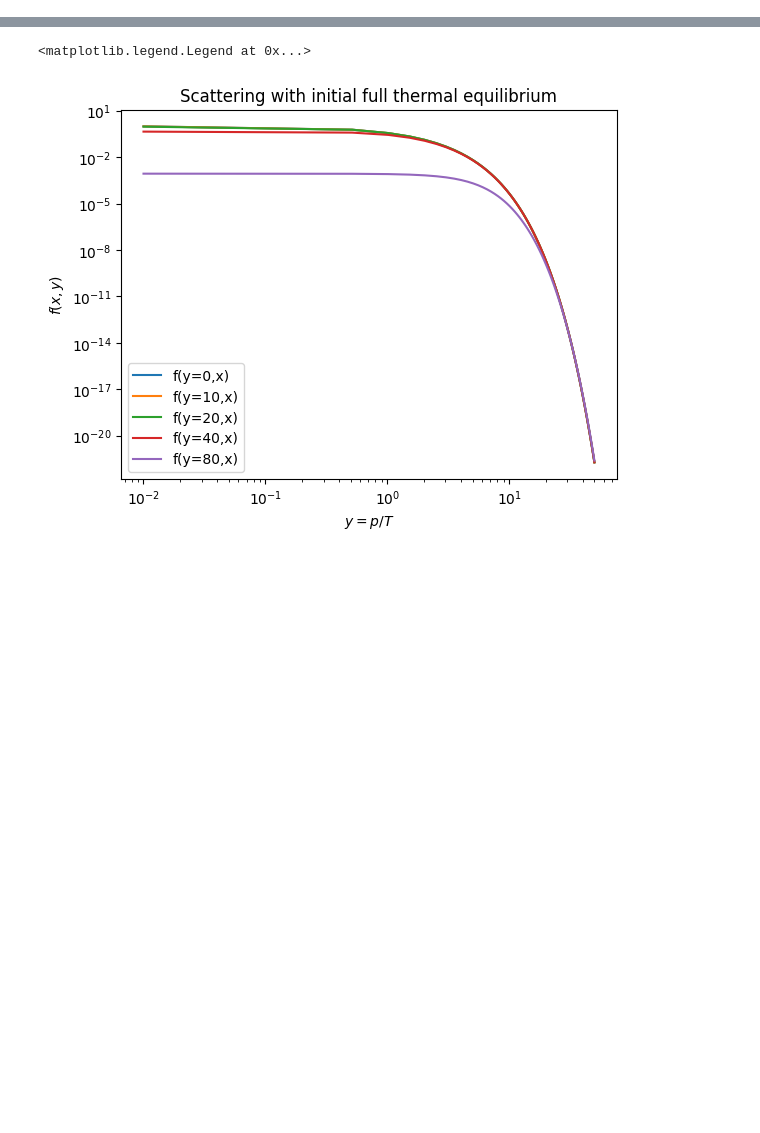
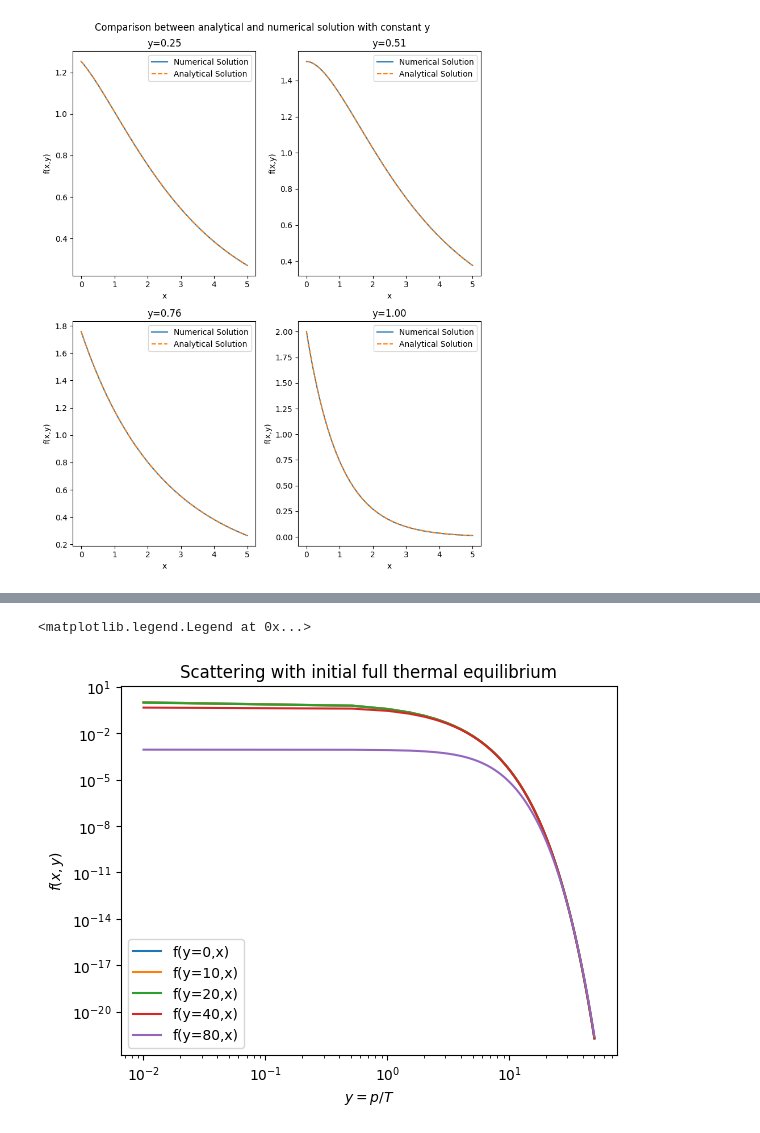
Before and after one commit to TobiasWasheim/master_thesis, a Jupyter notebook: mainCode.ipynb, the cells around one changed output, grey strips where cells are left out. Drawn from its saved outputs; the diff is of its cells as text; code cells hidden in the pictures; blank space fills up the shorter version.

Commit message:
comparisons for analytical and numerical solutions done

```diff
--- a/mainCode.ipynb
+++ b/mainCode.ipynb
@@ -2,3 +2,62 @@
 import numpy as np
 import matplotlib.pyplot as plt
 from solver import solver, energy_conservation
+# %%
+# test the numerical integrator
+def f0(y,x):
+    return 1 + y
+def solution(y,x):
+    return np.exp(-x) * (1 + y) + np.sin(np.pi * y) * 1.5 / (2/np.pi) * (np.exp((2/np.pi - 1)*x) - np.exp(-x))
+
+x_span = (0,5)
+y_span = (0,1,100)
+
+solv = solver(x_span,y_span,f0,"test")
+xs = solv[0]
+ys = solv[1]
+fs = solv[2]
+
+# print(len(ys))
+
+fig, axs = plt.subplots(nrows=2, ncols=2, figsize=(8, 10))
+
+n = 25
+sol00 = [solution(ys[n],x) for x in xs]
+axs[0,0].plot(xs,fs[n,:], label="Numerical Solution")
+axs[0,0].plot(xs,sol00,ls="dashed", label="Analytical Solution")
+axs[0,0].set_xlabel("x")
+axs[0,0].set_ylabel("f(x,y)")
+axs[0,0].set_title(f"y={ys[n]:0.2f}")
+axs[0,0].legend()
+
+n = 50
+sol01 = [solution(ys[n],x) for x in xs]
+axs[0,1].plot(xs,fs[n,:], label="Numerical Solution")
+axs[0,1].plot(xs,sol01,ls="dashed", label="Analytical Solution")
+axs[0,1].set_xlabel("x")
+axs[0,1].set_ylabel("f(x,y)")
+axs[0,1].set_title(f"y={ys[n]:0.2f}")
+axs[0,1].legend()
+
+n = 75
+sol10 = [solution(ys[n],x) for x in xs]
+axs[1,0].plot(xs,fs[n,:], label="Numerical Solution")
+axs[1,0].plot(xs,sol10,ls="dashed", label="Analytical Solution")
+axs[1,0].set_xlabel("x")
+axs[1,0].set_ylabel("f(x,y)")
+axs[1,0].set_title(f"y={ys[n]:0.2f}")
+axs[1,0].legend()
+
+n = -1
+sol11 = [solution(ys[n],x) for x in xs]
+axs[1,1].plot(xs,fs[n,:], label="Numerical Solution")
+axs[1,1].plot(xs,sol11,ls="dashed", label="Analytical Solution")
+axs[1,1].set_xlabel("x")
+axs[1,1].set_ylabel("f(x,y)")
+axs[1,1].set_title(f"y={ys[n]:0.2f}")
+axs[1,1].legend()
+
+plt.suptitle("Comparison between analytical and numerical solution with constant y")
+fig.tight_layout()
+# %% [output]
+[figure, added]
```
Also changed, not shown: parts of 3 cells of this notebook, 1 other file.
